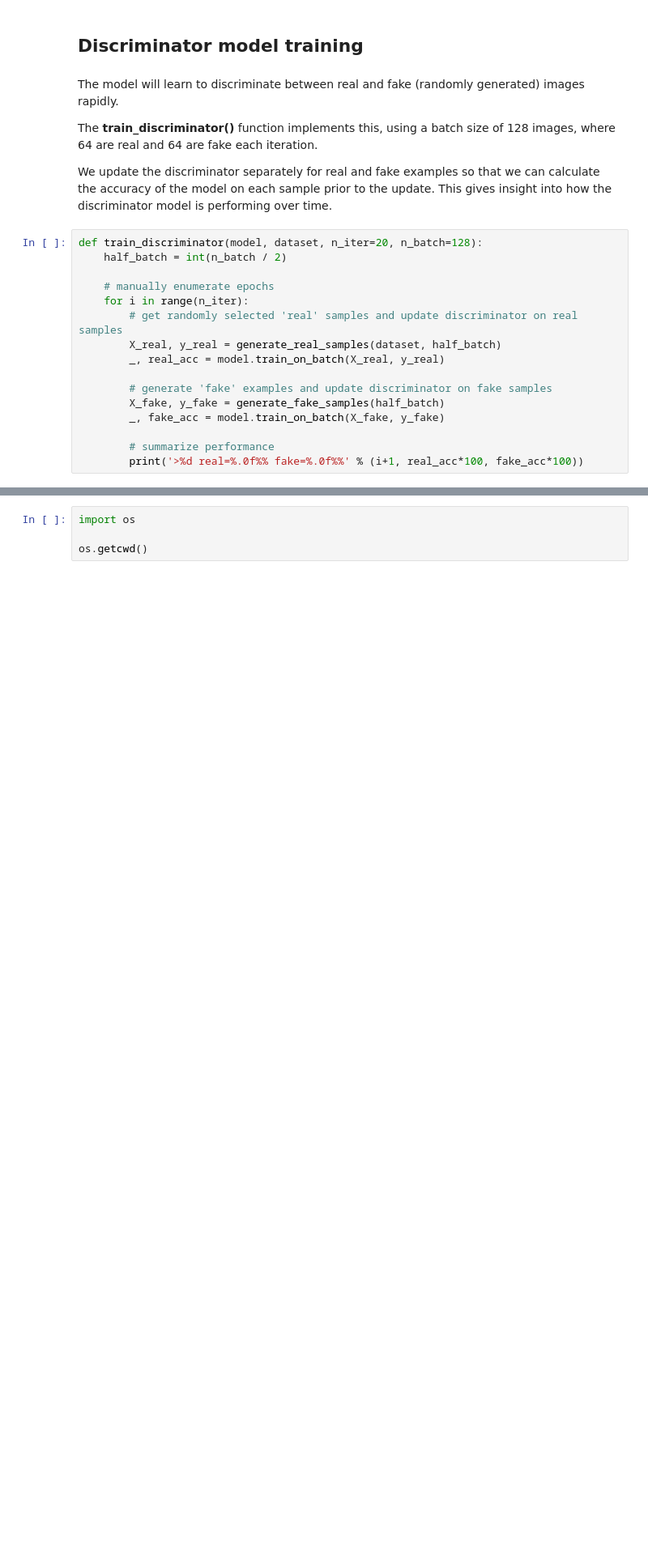
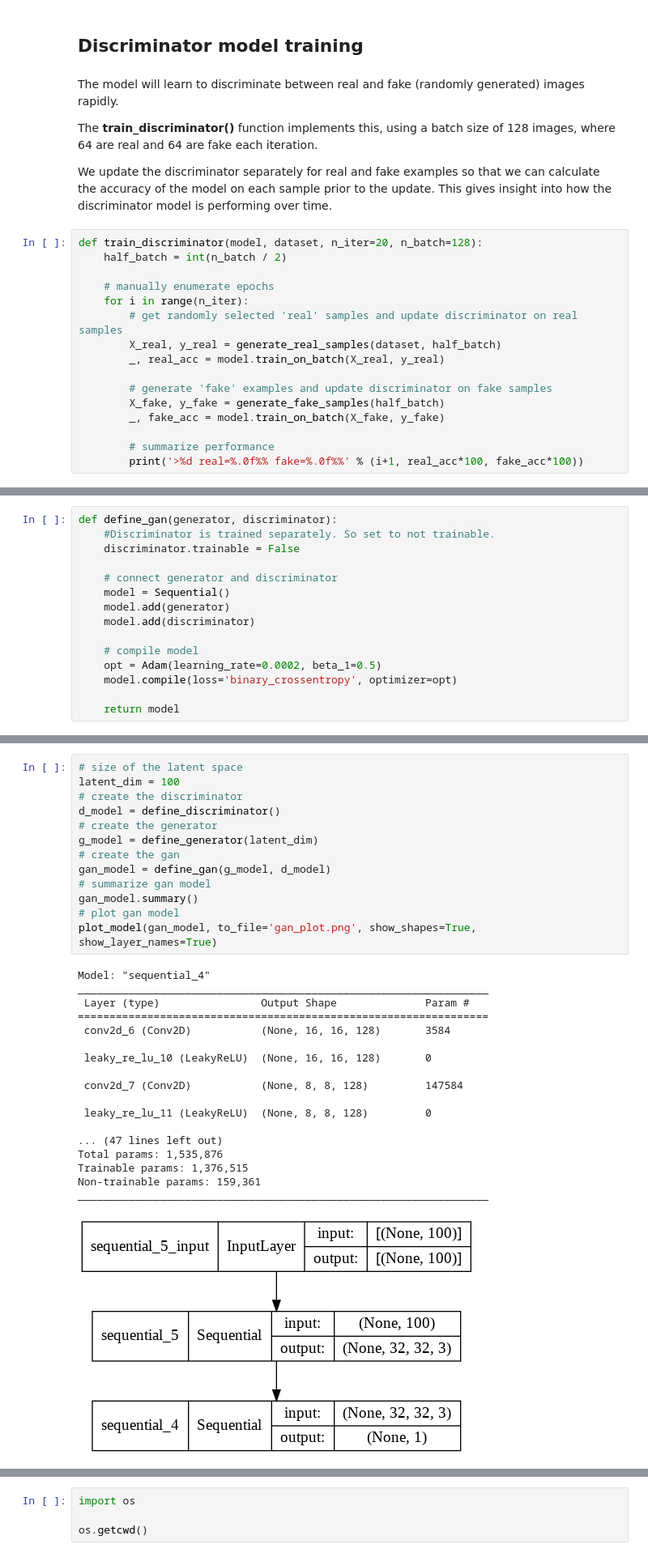
Before and after one commit to lin3372/400_gan, a Jupyter notebook: 400_gan_248_keras_implementation_of_GAN.ipynb, the cells around one changed output, grey strips where cells are left out. Shown at 81% size. Drawn from its saved outputs; the diff is of its cells as text; blank space fills up the shorter version.

```diff
--- a/400_gan_248_keras_implementation_of_GAN.ipynb
+++ b/400_gan_248_keras_implementation_of_GAN.ipynb
@@ -583,0 +503,15 @@ show_plot(X, 5)
+# %%
+def define_gan(generator, discriminator):
+	#Discriminator is trained separately. So set to not trainable.
+	discriminator.trainable = False
+
+	# connect generator and discriminator
+	model = Sequential()
+	model.add(generator)
+	model.add(discriminator)
+
+	# compile model
+	opt = Adam(learning_rate=0.0002, beta_1=0.5)
+	model.compile(loss='binary_crossentropy', optimizer=opt)
+
+	return model
@@ -583,0 +523,32 @@ show_plot(X, 5)
+# %%
+# size of the latent space
+latent_dim = 100
+# create the discriminator
+d_model = define_discriminator()
+# create the generator
+g_model = define_generator(latent_dim)
+# create the gan
+gan_model = define_gan(g_model, d_model)
+# summarize gan model
+gan_model.summary()
+# plot gan model
+plot_model(gan_model, to_file='gan_plot.png', show_shapes=True, show_layer_names=True)
+# %% [output]
+Model: "sequential_4"
+_________________________________________________________________
+ Layer (type)                Output Shape              Param #
+=================================================================
+ conv2d_6 (Conv2D)           (None, 16, 16, 128)       3584
+
+ leaky_re_lu_10 (LeakyReLU)  (None, 16, 16, 128)       0
+
+ conv2d_7 (Conv2D)           (None, 8, 8, 128)         147584
+
+ leaky_re_lu_11 (LeakyReLU)  (None, 8, 8, 128)         0
+
+... (47 lines left out)
+Total params: 1,535,876
+Trainable params: 1,376,515
+Non-trainable params: 159,361
+_________________________________________________________________
+[figure, added]
```
Also changed, not shown: parts of 71 cells of this notebook.
